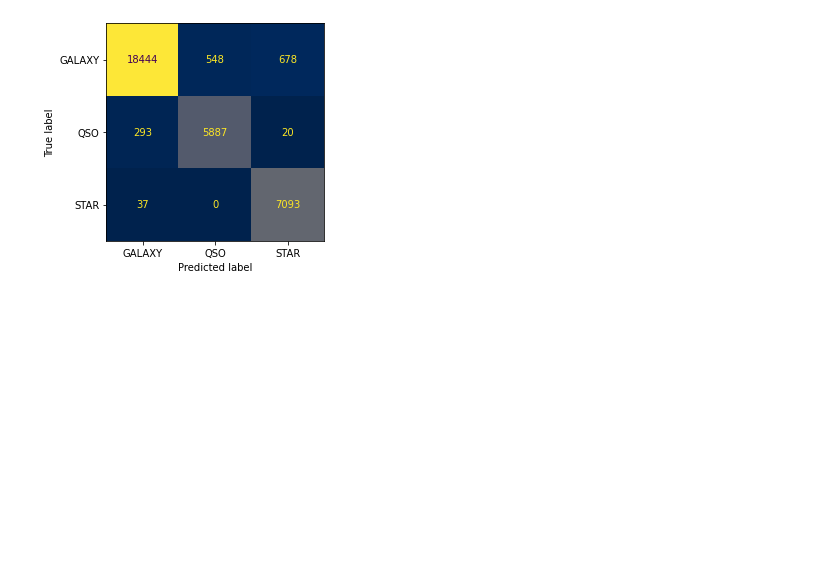
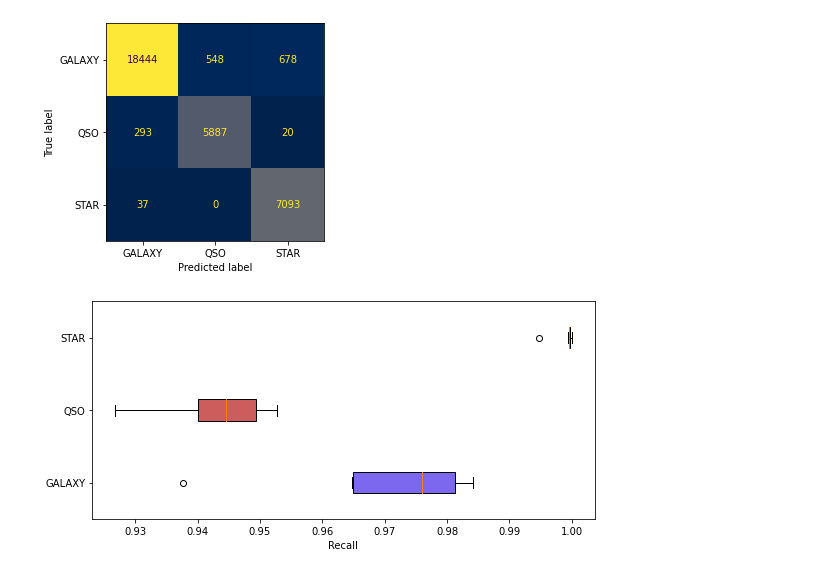
Before and after one commit to Fabio-RibeiroB/StellarClassificationMsc, a Jupyter notebook: FinalPipeline.ipynb, the cells around one changed output. Cells and saved outputs as stored; diff of their text form; code cells hidden in the pictures; blank space fills up the shorter version.

```diff
--- a/FinalPipeline.ipynb
+++ b/FinalPipeline.ipynb
@@ -302,3 +297,36 @@ F-score for each class [0.95952554 0.93185596 0.95074057]
 Mean Precision/recall/F-score (0.9358908869464414, 0.9606661231022483, 0.9473740221042336, None)
 Balanced accuracy (av recall): 0.9606661231022483
 [figure]
+# %%
+import matplotlib.pyplot as plt
+# prec_smote = [0.98247134, 0.94223652, 0.99553073, 0.9814919,  0.95049666, 0.97657534]
+# prec_ro = [0.98064941, 0.95315315, 0.99622589, 0.97694758, 0.96717724, 0.97911514]
+# prec_enn = [0.98490507, 0.91851967, 0.97791798, 0.98392616, 0.93132911, 0.96388964]
+
+recall_galax = [0.98022369, 0.98418912, 0.96527707, 0.97595323, 0.9824606, 0.96471784, 0.93767158]
+recall_qso = [0.94451613, 0.93854839, 0.95274194, 0.94145161, 0.92677419, 0.94935484, 0.94951613]
+recall_star = [0.9997195, 0.99957924,   1., 0.99985975, 0.99943899,  0.99957924, 0.99481066]
+
+recall = [recall_galax, recall_qso, recall_star]
+Classes = ['GALAXY', 'QSO', 'STAR']
+fig, ax1 = plt.subplots(figsize=(9, 4))
+
+# rectangular box plot
+bplot1 = ax1.boxplot(recall,
+                     vert=False,  # vertical box alignment
+                     patch_artist=True,  # fill with color
+                     labels=Classes)  # will be used to label x-ticks
+
+
+colors = ['mediumslateblue', 'indianred', 'mediumaquamarine']
+for patch, color in zip(bplot1['boxes'], colors):
+    patch.set_facecolor(color)
+
+# adding horizontal grid lines
+
+ax1.yaxis.grid(False)
+ax1.set_xlabel('Recall')
+plt.savefig('img/recalls.png')
+plt.show()
+# %% [output]
+[figure, added]
```
Also changed, not shown: parts of 8 cells of this notebook, 5 other files.
